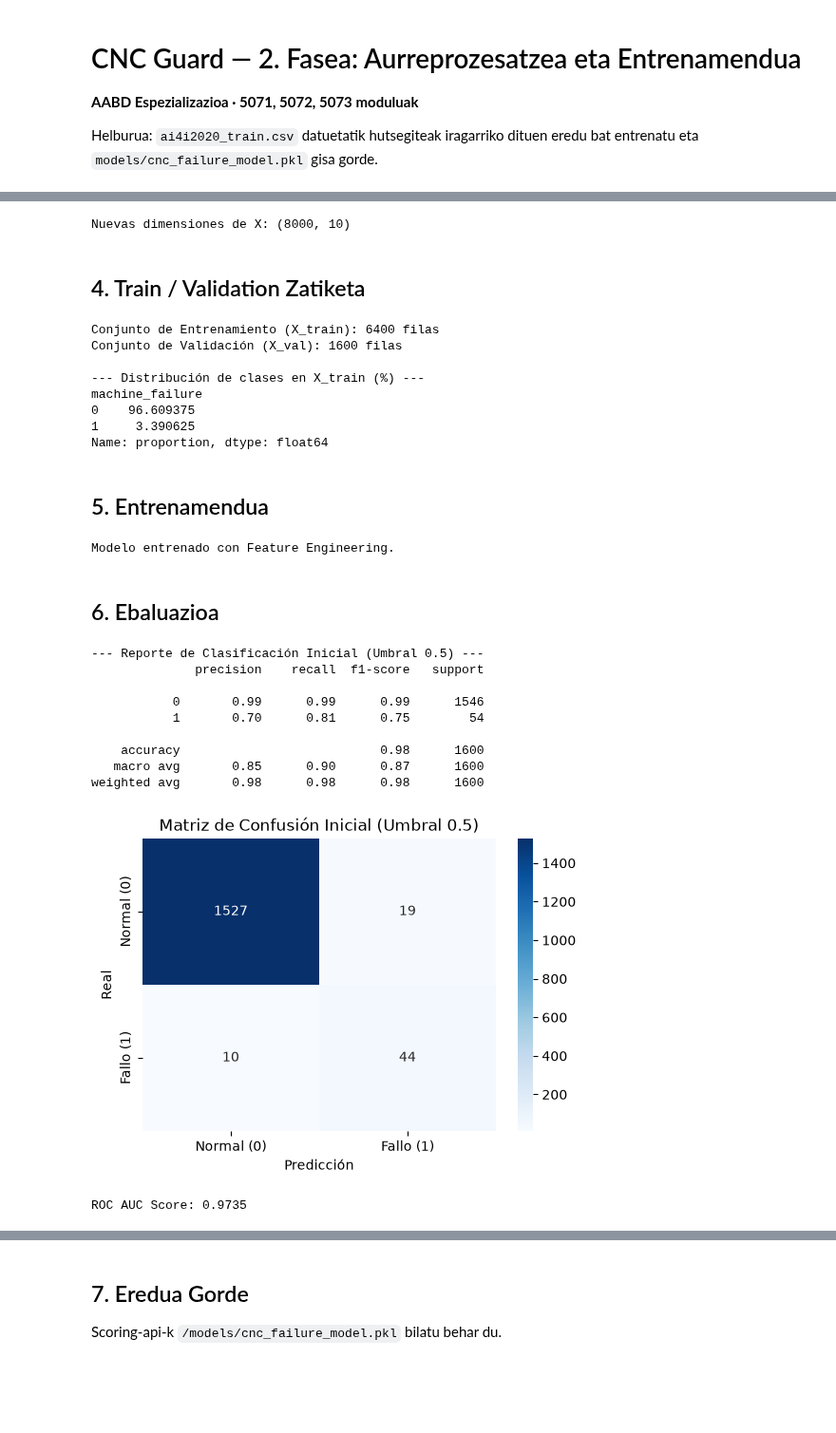
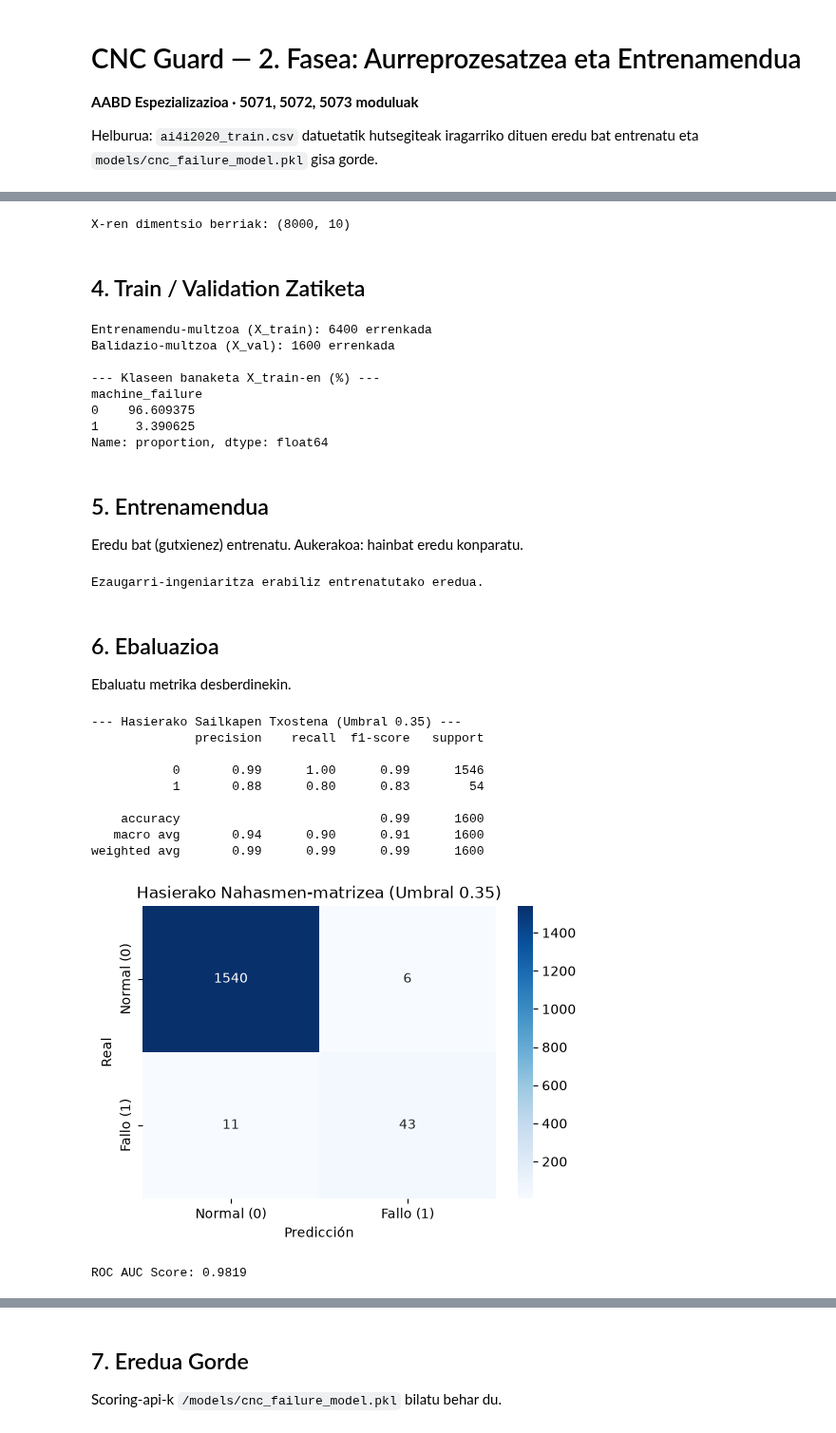
Before and after one commit to AABD-Ethazi-2627/T3-erronka1, a Jupyter notebook: notebooks/02_training_TEMPLATE.ipynb, the cells around one changed output, grey strips where cells are left out. Shown at 95% size. Drawn from its saved outputs; the diff is of its cells as text; code cells hidden in the pictures; blank space fills up the shorter version.

```diff
--- a/notebooks/02_training_TEMPLATE.ipynb
+++ b/notebooks/02_training_TEMPLATE.ipynb
@@ -264,8 +231,5 @@ Name: machine_failure, dtype: float64
 # %%
-# ==========================================
-# 3. PREPROCESAMIENTO
-# ==========================================
-# 1. Eliminación de columnas no deseadas / data leakage
+# 1. Nahi ez diren zutabeak kentzea / data leakage
 drop_cols = [
     "machine_id",
     "failure_TWF",
@@ -276,10 +240,10 @@ drop_cols = [
 ]
 df_clean = df.drop(columns=drop_cols)
 
-# 2. Codificación One-Hot para machine_type
+# 2. machine_type-rako one-hot kodetzea
 df_encoded = pd.get_dummies(df_clean, columns=["machine_type"], drop_first=True)
 
-# 3. FEATURE ENGINEERING (Ingeniería de Características clave)
+# 3. FEATURE ENGINEERING
 df_encoded["power"] = df_encoded["rpm"] * df_encoded["torque_Nm"]
 df_encoded["temp_diff"] = (
     df_encoded["process_temp_K"] - df_encoded["air_temp_K"]
@@ -288,45 +252,44 @@ df_encoded["torque_wear"] = (
     df_encoded["torque_Nm"] * df_encoded["tool_wear_min"]
 )
 
-# 4. Separación de características (X) y variable objetivo (y)
+# 4. Ezaugarrien (X) eta helburu-aldagaiaren (y) bereizketa
 X = df_encoded.drop(columns=["machine_failure"])
 y = df_encoded["machine_failure"]
 
-print(f"Nuevas dimensiones de X: {X.shape}")
+print(f"X-ren dimentsio berriak: {X.shape}")
 # %% [output]
-Nuevas dimensiones de X: (8000, 10)
+X-ren dimentsio berriak: (8000, 10)
 # %% [markdown]
 ## 4. Train / Validation Zatiketa
 # %%
-# Definición explícita de las características de sensores esperadas
+# Espero diren sentsore-ezaugarrien definizio esplizitua
 FEATURES = ["air_temp_K", "process_temp_K", "rpm", "torque_Nm", "tool_wear_min"]
 
-# División en conjunto de entrenamiento (80%) y validación (20%)
-# stratify=y mantiene la proporción de fallos en ambas partes
+# Entrenamendu-multzoan (% 80) eta balidazio-multzoan (% 20) banatu
+# stratify=y aukerak bi zatietan mantentzen du porrot-proportzioa
 X_train, X_val, y_train, y_val = train_test_split(
     X, y, test_size=0.20, random_state=42, stratify=y
 )
 
-print(f"Conjunto de Entrenamiento (X_train): {X_train.shape[0]} filas")
-print(f"Conjunto de Validación (X_val): {X_val.shape[0]} filas")
+print(f"Entrenamendu-multzoa (X_train): {X_train.shape[0]} errenkada")
+print(f"Balidazio-multzoa (X_val): {X_val.shape[0]} errenkada")
 
-print("\n--- Distribución de clases en X_train (%) ---")
+print("\n--- Klaseen banaketa X_train-en (%) ---")
 print(y_train.value_counts(normalize=True) * 100)
 # %% [output]
-Conjunto de Entrenamiento (X_train): 6400 filas
-Conjunto de Validación (X_val): 1600 filas
+Entrenamendu-multzoa (X_train): 6400 errenkada
+Balidazio-multzoa (X_val): 1600 errenkada
 
---- Distribución de clases en X_train (%) ---
+--- Klaseen banaketa X_train-en (%) ---
 machine_failure
 0    96.609375
 1     3.390625
 Name: proportion, dtype: float64
 # %% [markdown]
 ## 5. Entrenamendua
+
+Eredu bat (gutxienez) entrenatu. Aukerakoa: hainbat eredu konparatu.
 # %%
-# ==========================================
-# 5. ENTRENAMIENTO
-# ==========================================
 model = RandomForestClassifier(
     n_estimators=2000,
     max_depth=15,
@@ -336,53 +299,51 @@ model = RandomForestClassifier(
 )
 model.fit(X_train, y_train)
 
-print("Modelo entrenado con Feature Engineering.")
+print("Ezaugarri-ingeniaritza erabiliz entrenatutako eredua.")
 # %% [output]
-Modelo entrenado con Feature Engineering.
+Ezaugarri-ingeniaritza erabiliz entrenatutako eredua.
 # %% [markdown]
 ## 6. Ebaluazioa
+
+Ebaluatu metrika desberdinekin.
 # %%
-# 1. Predicciones con el umbral
+# 1. Atalasea duten iragarpenak
 y_prob = model.predict_proba(X_val)[:, 1]
-y_pred = (
-    y_prob >= 0.35
-).astype(
-    int
-)  # <-- Aquí cambias 0.30 por el umbral que quieras (ej. 0.25, 0.35, 0.40)
+y_pred = (y_prob >= 0.35).astype(int)
 
-print("--- Reporte de Clasificación Inicial (Umbral 0.5) ---")
+print("--- Hasierako Sailkapen Txostena (Umbral 0.35) ---")
 print(classification_report(y_val, y_pred))
 
-# 2. Primera Matriz de Confusión (Sin ajustar)
+# 2. Hasierako Nahasmen-matrizea (Ajustatu gabe)
 cm_inicial = confusion_matrix(y_val, y_pred)
 plt.figure(figsize=(6, 4))
 sns.heatmap(
     cm_inicial,
     annot=True,
     fmt="d",
     cmap="Blues",
     xticklabels=["Normal (0)", "Fallo (1)"],
     yticklabels=["Normal (0)", "Fallo (1)"],
 )
 plt.xlabel("Predicción")
 plt.ylabel("Real")
-plt.title("Matriz de Confusión Inicial (Umbral 0.5)")
+plt.title("Hasierako Nahasmen-matrizea (Umbral 0.35)")
 plt.show()
 
 # 3. ROC AUC Score
 y_prob = model.predict_proba(X_val)[:, 1]
 print(f"ROC AUC Score: {roc_auc_score(y_val, y_prob):.4f}")
 # %% [output]
---- Reporte de Clasificación Inicial (Umbral 0.5) ---
+--- Hasierako Sailkapen Txostena (Umbral 0.35) ---
               precision    recall  f1-score   support
 
-           0       0.99      0.99      0.99      1546
-           1       0.70      0.81      0.75        54
+           0       0.99      1.00      0.99      1546
+           1       0.88      0.80      0.83        54
 
-    accuracy                           0.98      1600
-   macro avg       0.85      0.90      0.87      1600
-weighted avg       0.98      0.98      0.98      1600
+    accuracy                           0.99      1600
+   macro avg       0.94      0.90      0.91      1600
+weighted avg       0.99      0.99      0.99      1600
-[figure, old version]
+[figure, new version]
-ROC AUC Score: 0.9735
+ROC AUC Score: 0.9819
 # %% [markdown]
 ## 6.B Precisión vs Recall / Grafiko Ajustea
```
Also changed, not shown: parts of 8 cells of this notebook.
